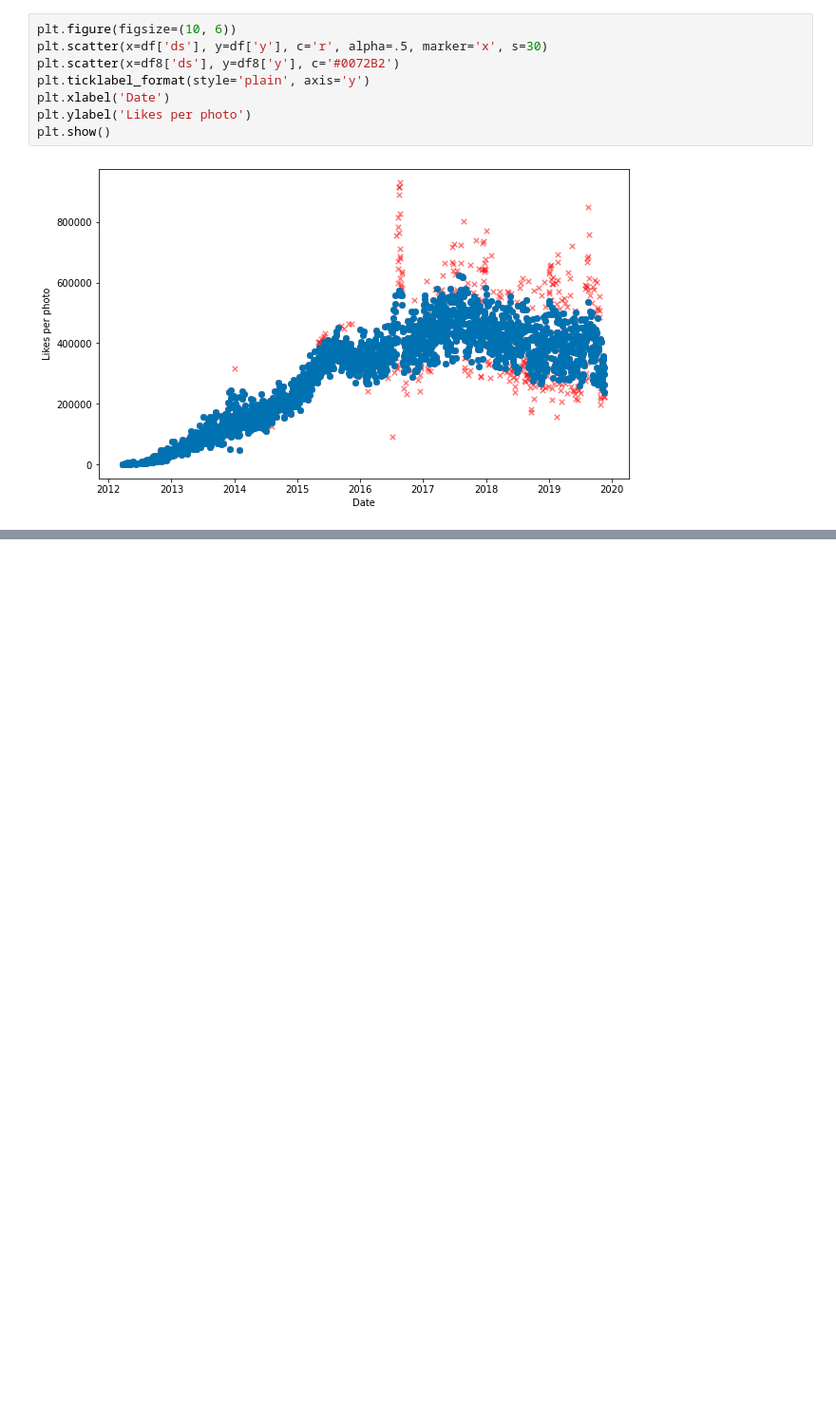
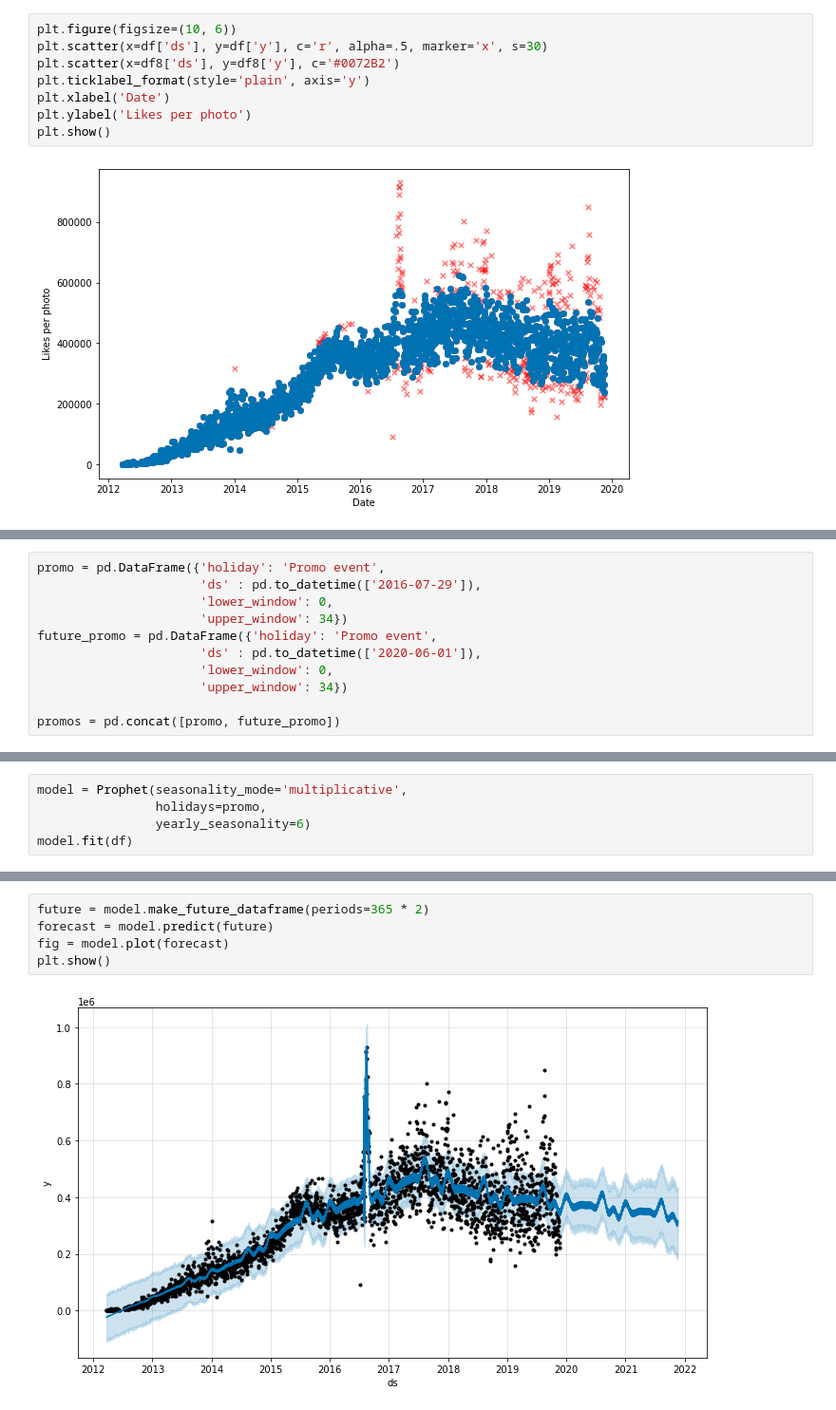
Before and after one commit to caiosainvallio/time-series, a Jupyter notebook: prophet/08_outliers-special-events.ipynb, the cells around one changed output, grey strips where cells are left out. Shown: that part at 95% size. Drawn from its saved outputs; the diff is of its cells as text; blank space fills up the shorter version.

```diff
--- a/prophet/08_outliers-special-events.ipynb
+++ b/prophet/08_outliers-special-events.ipynb
@@ -292,0 +295,11 @@ plt.show()
+# %%
+promo = pd.DataFrame({'holiday': 'Promo event',
+                      'ds' : pd.to_datetime(['2016-07-29']),
+                      'lower_window': 0,
+                      'upper_window': 34})
+future_promo = pd.DataFrame({'holiday': 'Promo event',
+                      'ds' : pd.to_datetime(['2020-06-01']),
+                      'lower_window': 0,
+                      'upper_window': 34})
+
+promos = pd.concat([promo, future_promo])
@@ -292,0 +308,5 @@ plt.show()
+# %%
+model = Prophet(seasonality_mode='multiplicative',
+                holidays=promo,
+                yearly_seasonality=6)
+model.fit(df)
@@ -292,0 +334,7 @@ plt.show()
+# %%
+future = model.make_future_dataframe(periods=365 * 2)
+forecast = model.predict(future)
+fig = model.plot(forecast)
+plt.show()
+# %% [output]
+[figure, added]
```
Also changed, not shown: parts of 6 cells of this notebook.
